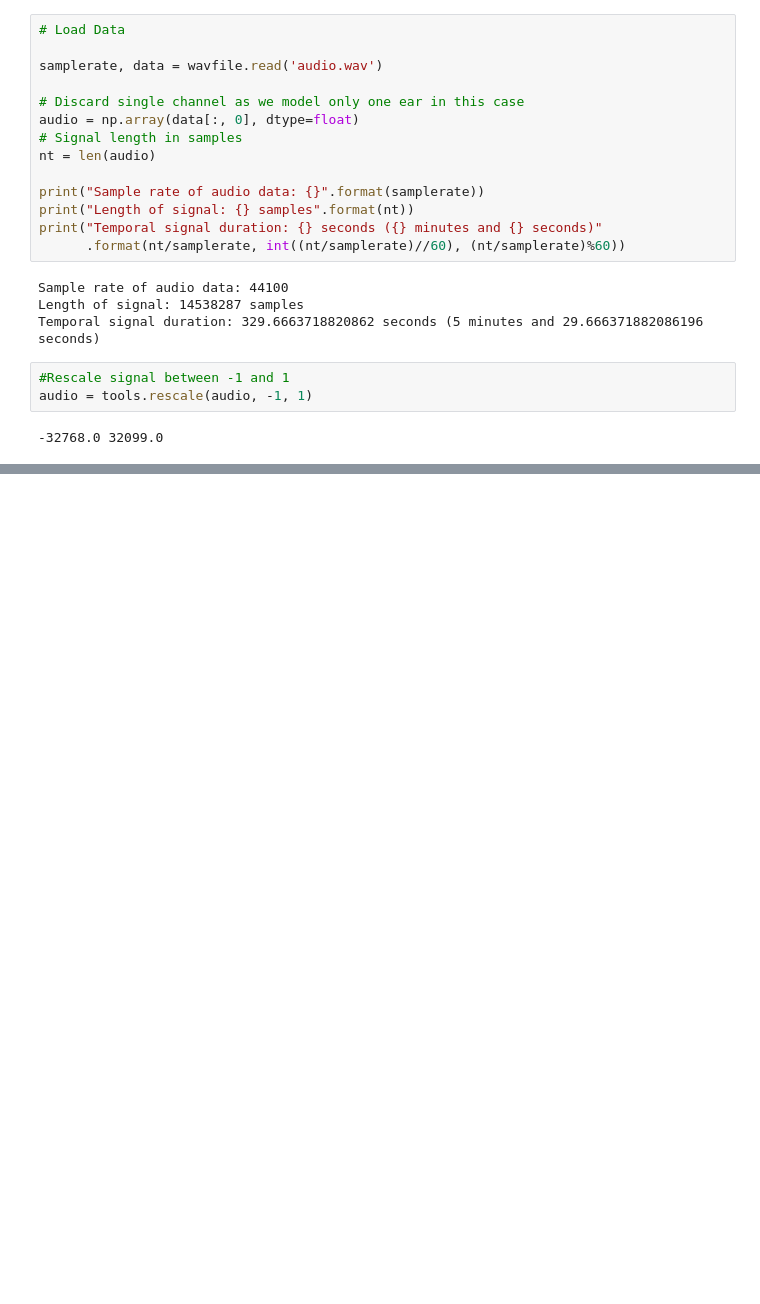
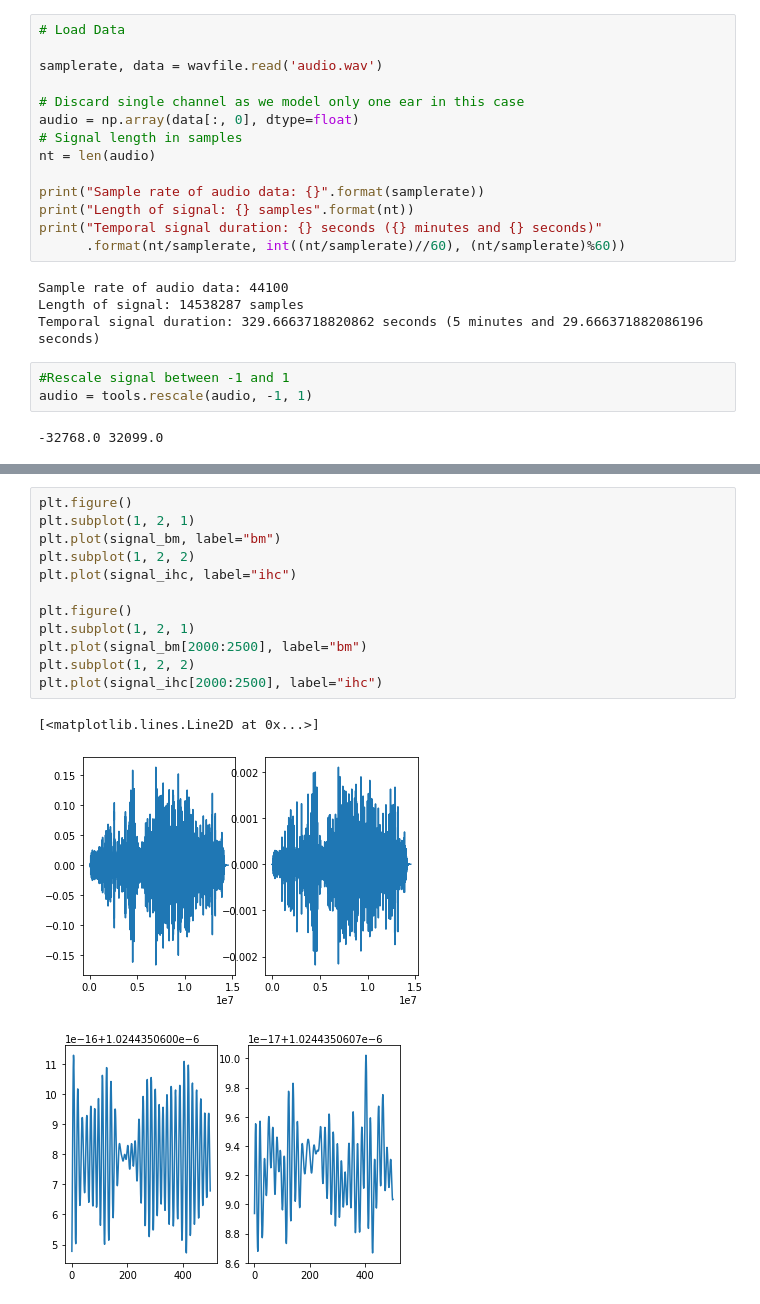
Before and after one commit to rnatarajan98/Cochlea_Modelling, a Jupyter notebook: main.ipynb, the cells around one changed output, grey strips where cells are left out. Drawn from its saved outputs; the diff is of its cells as text; blank space fills up the shorter version.

```diff
--- a/main.ipynb
+++ b/main.ipynb
@@ -148,0 +171,16 @@ sig_ihc = filterbank.filter_ihc()
+# %%
+plt.figure()
+plt.subplot(1, 2, 1)
+plt.plot(signal_bm, label="bm")
+plt.subplot(1, 2, 2)
+plt.plot(signal_ihc, label="ihc")
+
+plt.figure()
+plt.subplot(1, 2, 1)
+plt.plot(signal_bm[2000:2500], label="bm")
+plt.subplot(1, 2, 2)
+plt.plot(signal_ihc[2000:2500], label="ihc")
+# %% [output]
+[<matplotlib.lines.Line2D at 0x...>]
+[figure, added]
+[figure, added]
```
Also changed, not shown: parts of 12 cells of this notebook, 2 other files.
